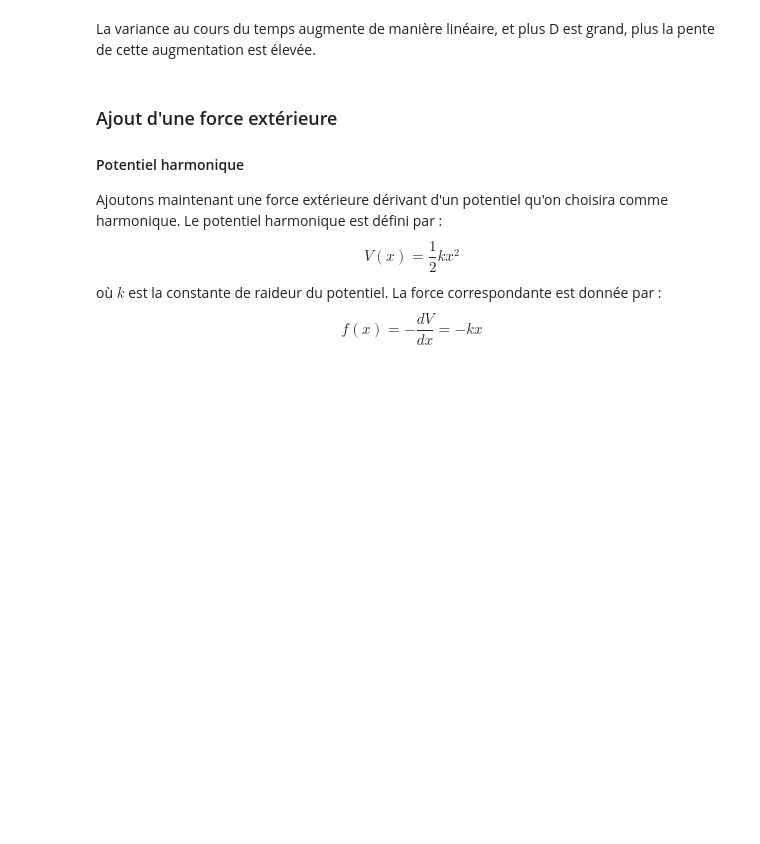
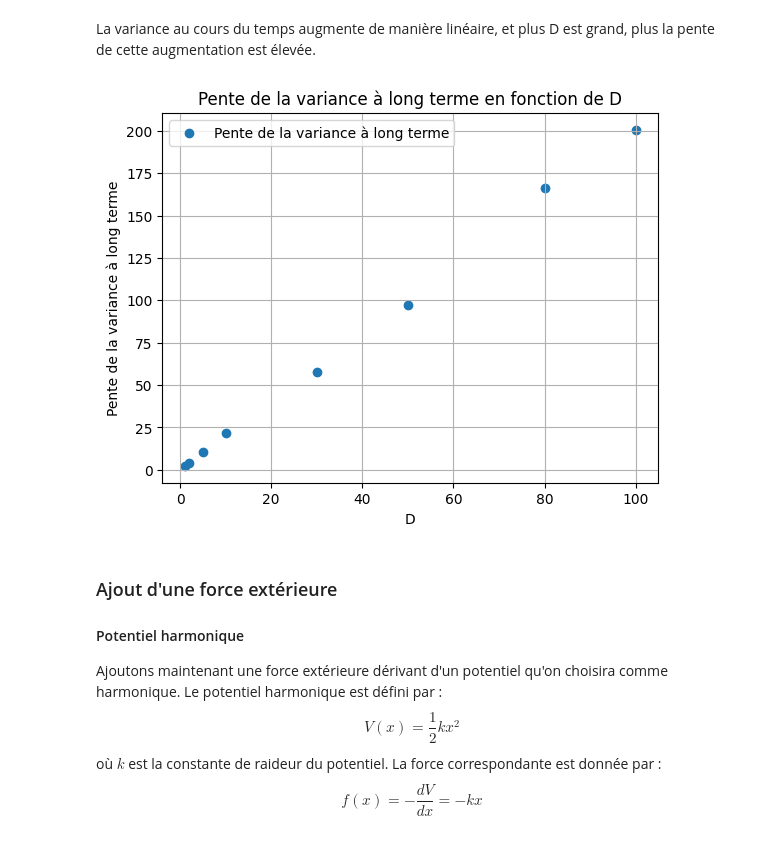
Before and after one commit to ostix360/Brownian-Motion, a Jupyter notebook: CR_Merged.ipynb, the cells around one changed output. Saved outputs shown, nothing was run; the diff lists cells and outputs as text; code cells hidden in the pictures; blank space fills up the shorter version.

Commit message:
add slope for the variance of the pos depending on D

```diff
--- a/CR_Merged.ipynb
+++ b/CR_Merged.ipynb
@@ -139,5 +140,16 @@ plt.show()
 # %% [markdown]
 La variance au cours du temps augmente de manière linéaire, et plus D est grand, plus la pente de cette augmentation est élevée.
+# %%
+slope = vars[-1]/t[-1]
+plt.scatter(D, slope, label="Pente de la variance à long terme")
+plt.xlabel("D")
+plt.ylabel("Pente de la variance à long terme")
+plt.title("Pente de la variance à long terme en fonction de D")
+plt.grid()
+plt.legend()
+plt.show()
+# %% [output]
+[figure, added]
 # %% [markdown]
 ### Ajout d'une force extérieure
 #### Potentiel harmonique
```
Also changed, not shown: parts of 3 cells of this notebook.
